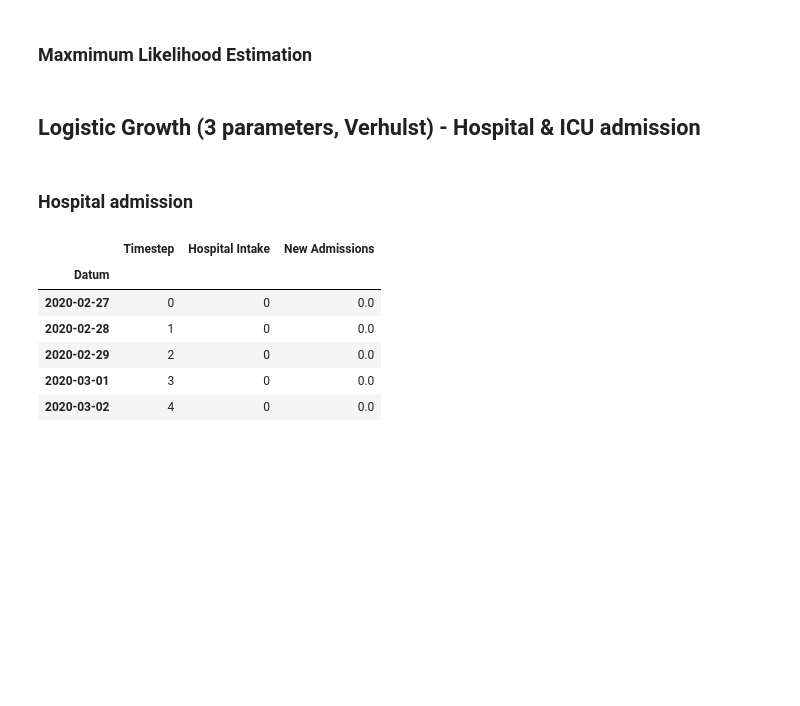
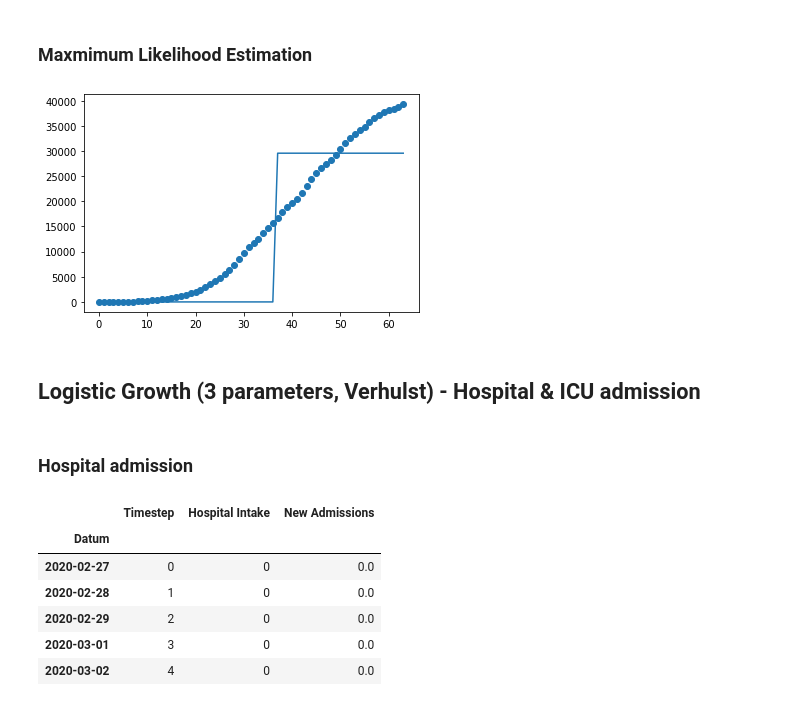
Before and after one commit to jiehaocao/BEP-SBMD-COVID19, a Jupyter notebook: notebook/logistic_growth_verhulst.ipynb, the cells around one changed output. Saved outputs shown, nothing was run; the diff lists cells and outputs as text; code cells hidden in the pictures; blank space fills up the shorter version.

```diff
--- a/notebook/logistic_growth_verhulst.ipynb
+++ b/notebook/logistic_growth_verhulst.ipynb
@@ -236,31 +236,33 @@ R^2 =
 # %% [markdown]
 ### Maxmimum Likelihood Estimation
 # %%
-# from scipy.optimize import minimize
+from scipy.optimize import minimize
 
-# def lik(parameters):
-#     c_mle = parameters[0]
-#     b_mle = parameters[1]
-#     a_mle = parameters[2]
-#     sigma_mle = parameters[3]
+def lik(parameters):
+    c_mle = parameters[0]
+    b_mle = parameters[1]
+    a_mle = parameters[2]
+    sigma_mle = parameters[3]
 
-#     for i in np.arange(0, len(x)):
-#         y_exp = c_mle / (1 + np.exp(-b_mle * (x - a_mle)))
+    for i in np.arange(0, len(x)):
+        y_exp = c_mle / (1 + np.exp(-b_mle * (x - a_mle)))
 
-#     L = (len(x)/2 * np.log(2 * np.pi) + len(x)/2 * np.log(sigma_mle ** 2) + 1 /
-#          (2 * sigma_mle ** 2) * sum((y - y_exp) ** 2))
-#     return L
+    L = (len(x)/2 * np.log(2 * np.pi) + len(x)/2 * np.log(sigma_mle ** 2) + 1 /
+         (2 * sigma_mle ** 2) * sum((y - y_exp) ** 2))
+    return L
 
 
-# lik_model = minimize(lik, np.array([1,1,1,1]), method='L-BFGS-B')
-# c_mle = lik_model['x'][0]
-# b_mle = lik_model['x'][1]
-# a_mle = lik_model['x'][2]
+lik_model = minimize(lik, np.array([1,1,1,1]), method='L-BFGS-B')
+c_mle = lik_model['x'][0]
+b_mle = lik_model['x'][1]
+a_mle = lik_model['x'][2]
 
-# y_exp = c_mle / (1 + np.exp(-b_mle * (x - a_mle)))
-# plt.scatter(x,y)
-# plt.plot(x, y_exp)
-# plt.show()
+y_exp = c_mle / (1 + np.exp(-b_mle * (x - a_mle)))
+plt.scatter(x,y)
+plt.plot(x, y_exp)
+plt.show()
+# %% [output]
+[figure, added]
 # %%
 # def y_exp(t):
 #     return c_mle / (1 + np.exp(-b_mle * (t - a_mle)))
```
Also changed, not shown: parts of 7 cells of this notebook.
